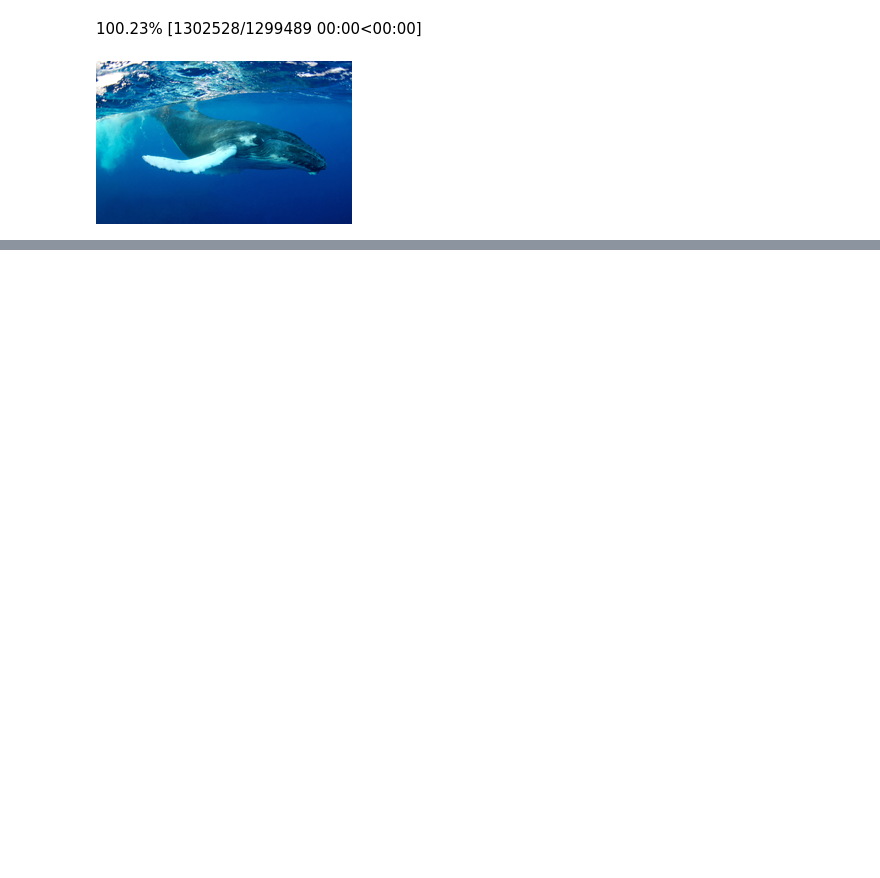
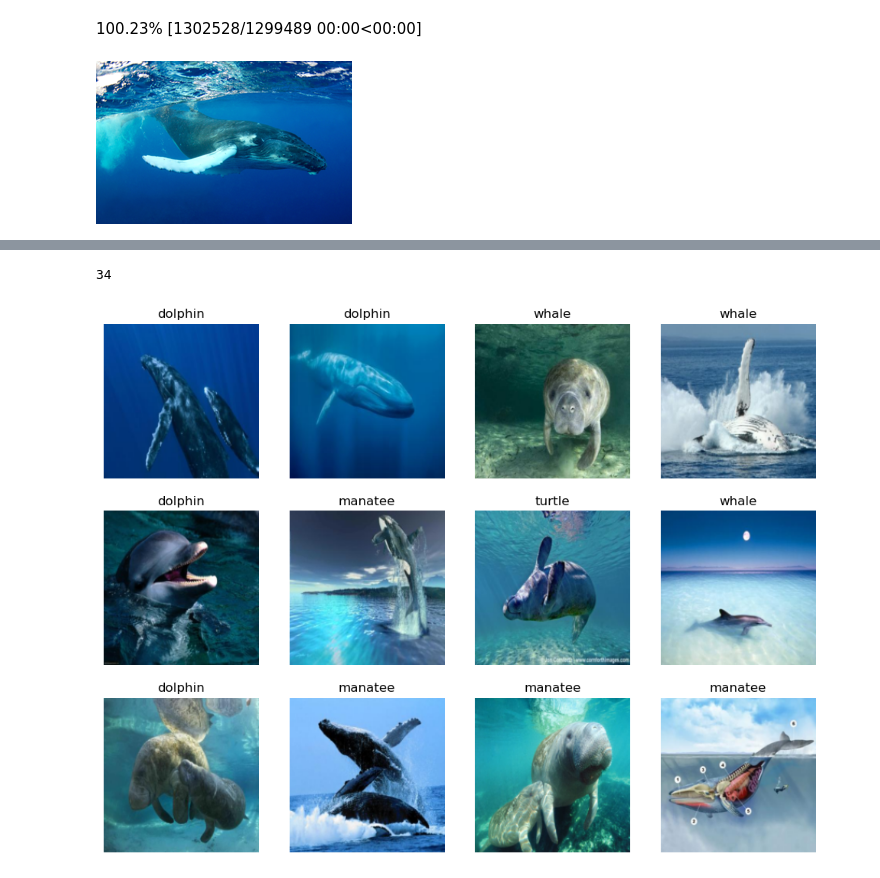
Before and after one commit to jlangson/fastai, a Jupyter notebook: lesson1-hw-dolphin-whale-shark.ipynb, the cells around one changed output, grey strips where cells are left out. Drawn from its saved outputs; the diff is of its cells as text; code cells hidden in the pictures; blank space fills up the shorter version.

```diff
--- a/lesson1-hw-dolphin-whale-shark.ipynb
+++ b/lesson1-hw-dolphin-whale-shark.ipynb
@@ -75,0 +94,29 @@ Image.open('whale.jpg').to_thumb(256,256)
+# %%
+image_gens=[dolphins, whales, manatees, turtles]
+searches = 'dolphin', 'whale', 'manatee','turtle'
+path = Path('training_images')
+
+for category in searches:
+    dest = (path/category)
+    dest.mkdir(exist_ok=True, parents=True)
+    for gen in image_gens:
+        download_images(dest, urls=get_n_urls(gen, 50))
+    resize_images(path/category, max_size=400, dest=path/category)
+# %%
+failed = verify_images(get_image_files(path))
+failed.map(Path.unlink)
+len(failed)
+# %% [output]
+34
+# %%
+dls = DataBlock(
+    blocks=(ImageBlock, CategoryBlock),
+    get_items=get_image_files,
+    splitter=RandomSplitter(valid_pct=0.2, seed=42),
+    get_y=parent_label,
+    item_tfms=[Resize(192, method='squish')]
+).dataloaders(path, bs=32)
+
+dls.show_batch(max_n=12)
+# %% [output]
+[figure, added]
```
Also changed, not shown: parts of 6 cells of this notebook.
